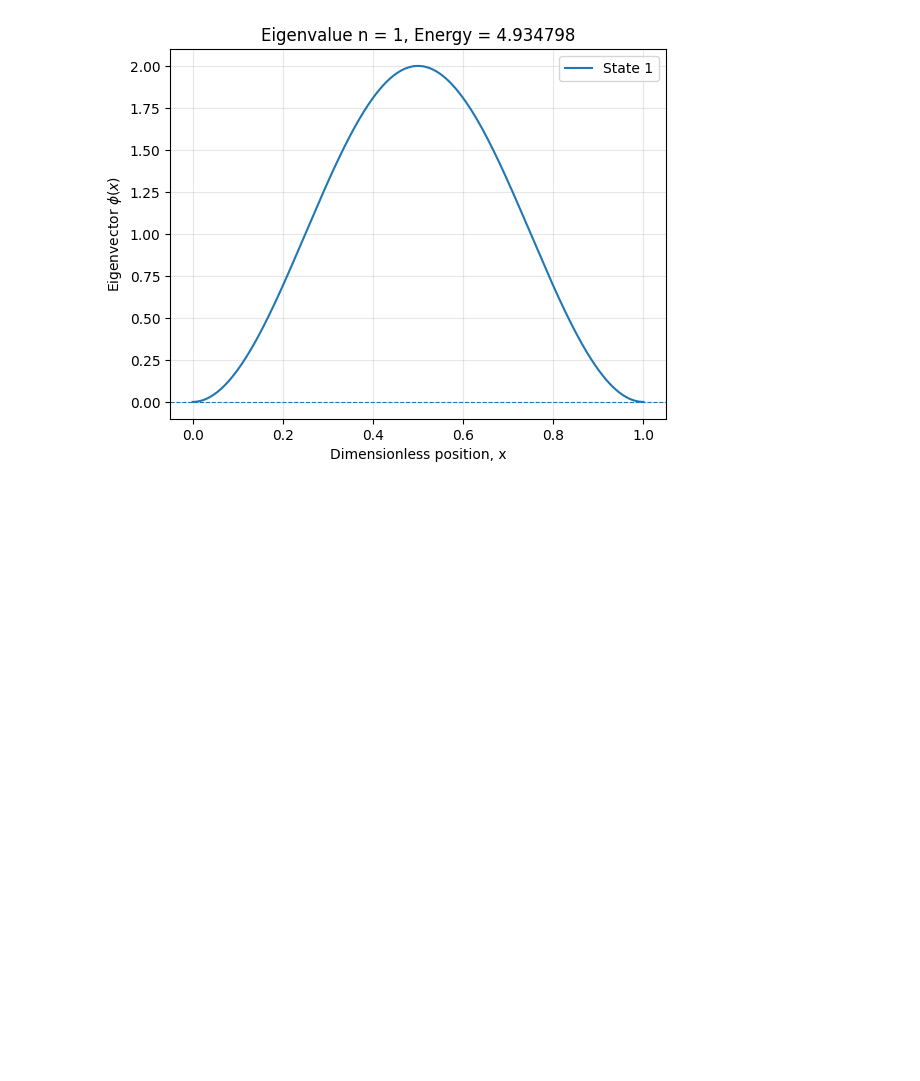
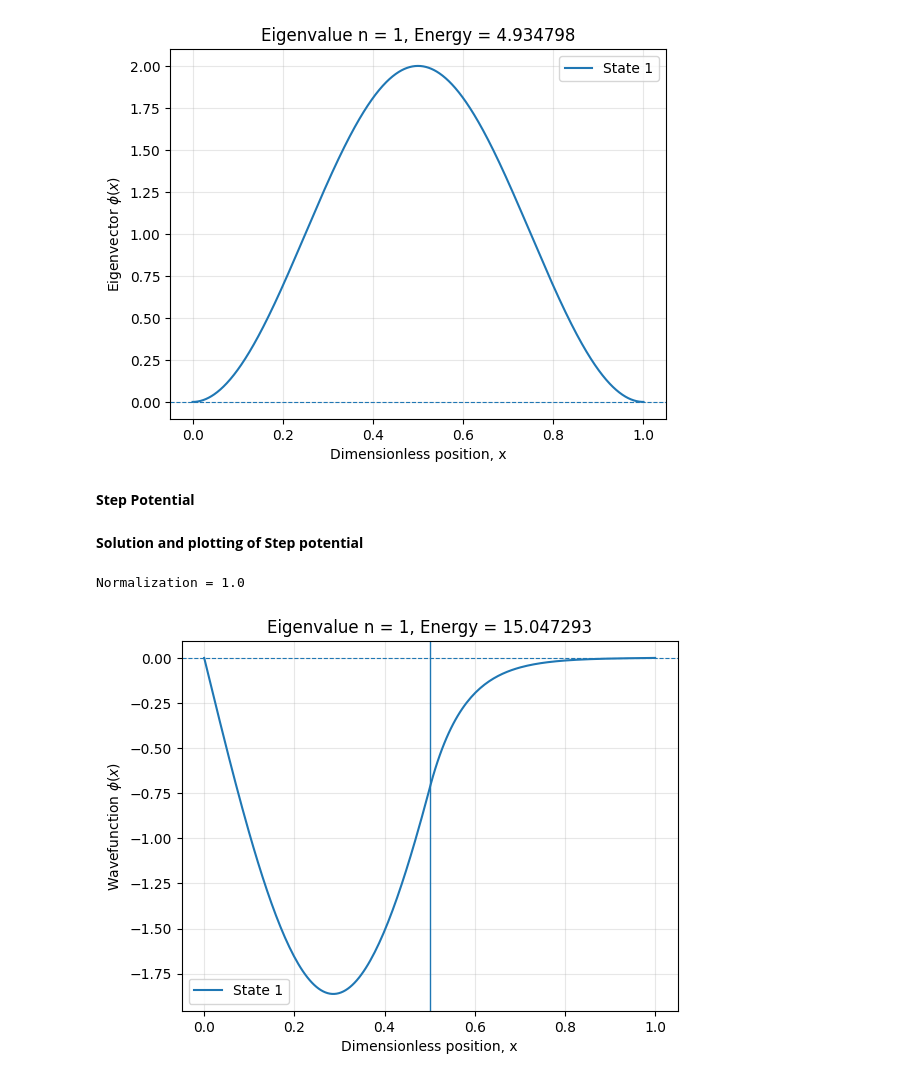
Before and after one commit to DeepakSingh169/QuantumMechanics, a Jupyter notebook: SchrodingerEquation.ipynb, the cells around one changed output. Drawn from its saved outputs; the diff is of its cells as text; code cells hidden in the pictures; blank space fills up the shorter version.

Commit message:
solved step potential and plotted wavefunction

```diff
--- a/SchrodingerEquation.ipynb
+++ b/SchrodingerEquation.ipynb
@@ -145,3 +145,7 @@ x, phi, energy = probability_distributuion(
 Normalization = 1.0
 Area under curve : 1.0
 [figure]
+# %% [markdown]
+**Step Potential**
+# %% [markdown]
+**Solution and plotting of Step potential**
@@ -147,0 +195,9 @@ Area under curve : 1.0
+# %%
+interior_points = 200
+V0 = 100
+x0 = 0.5
+state_index = 0
+full_grid,phi_normalized,energy_value = solve_step_potential(0,1,interior_points,state_index,x0,V0)
+# %% [output]
+Normalization = 1.0
+[figure, added]
```
Also changed, not shown: parts of 1 cell of this notebook.
